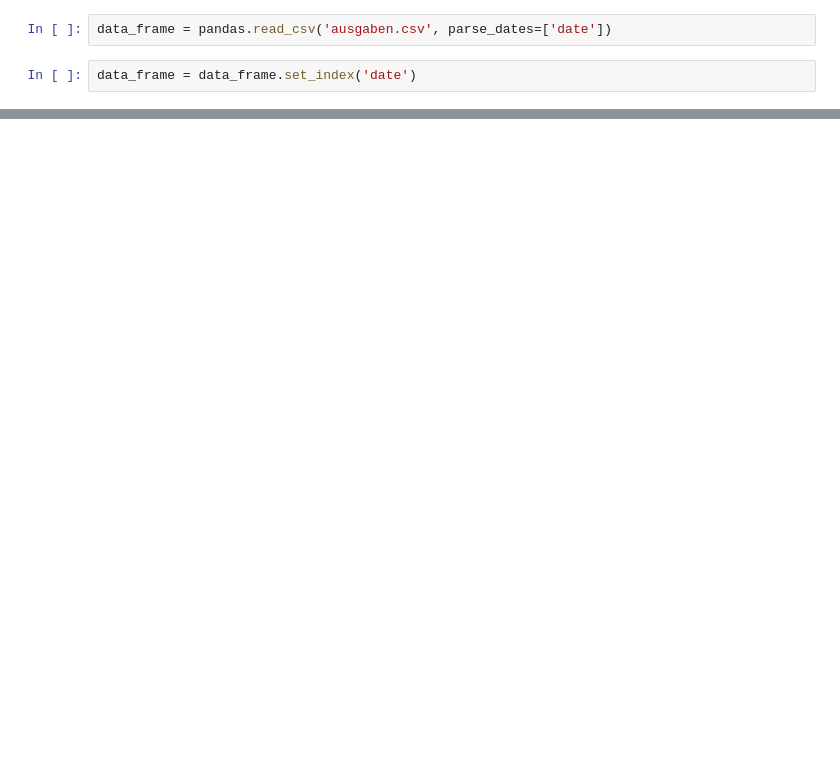
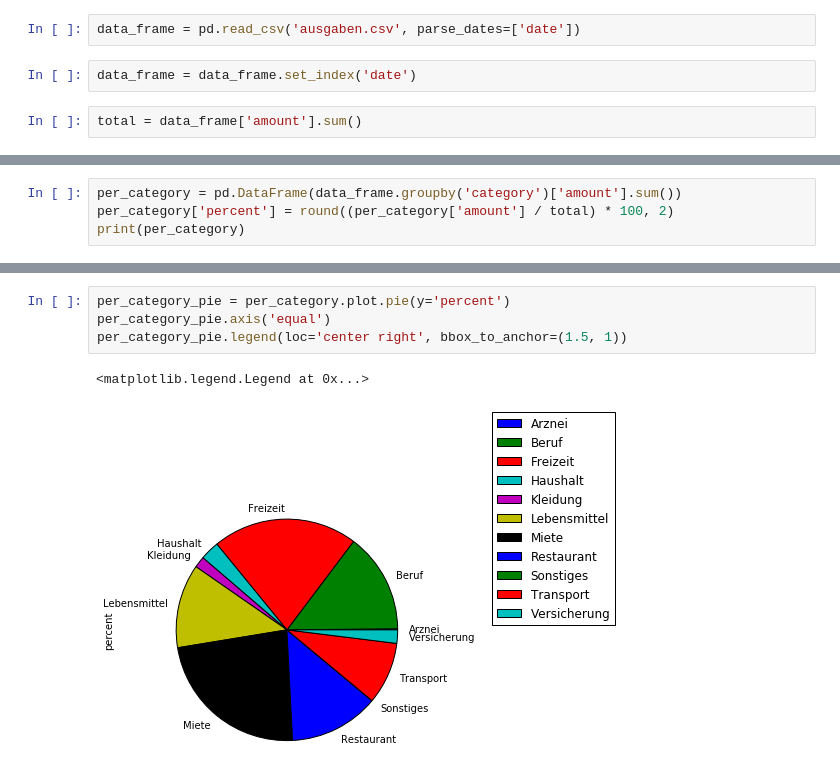
Before and after one commit to creimers/finanzen, a Jupyter notebook: finanzen_pandas.ipynb, the cells around one changed output, grey strips where cells are left out. Saved outputs shown, nothing was run; the diff lists cells and outputs as text; blank space fills up the shorter version.

Commit message:
plotting

```diff
--- a/finanzen_pandas.ipynb
+++ b/finanzen_pandas.ipynb
@@ -3,5 +7,7 @@ import pandas
 # %%
-data_frame = pandas.read_csv('ausgaben.csv', parse_dates=['date'])
+data_frame = pd.read_csv('ausgaben.csv', parse_dates=['date'])
 # %%
 data_frame = data_frame.set_index('date')
+# %%
+total = data_frame['amount'].sum()
 # %%
@@ -38,0 +22,4 @@ data_frame['amount'].sum()
+# %%
+per_category = pd.DataFrame(data_frame.groupby('category')['amount'].sum())
+per_category['percent'] = round((per_category['amount'] / total) * 100, 2)
+print(per_category)
@@ -38,0 +40,7 @@ data_frame['amount'].sum()
+# %%
+per_category_pie = per_category.plot.pie(y='percent')
+per_category_pie.axis('equal')
+per_category_pie.legend(loc='center right', bbox_to_anchor=(1.5, 1))
+# %% [output]
+<matplotlib.legend.Legend at 0x...>
+[figure, added]
```
Also changed, not shown: parts of 9 cells of this notebook.
